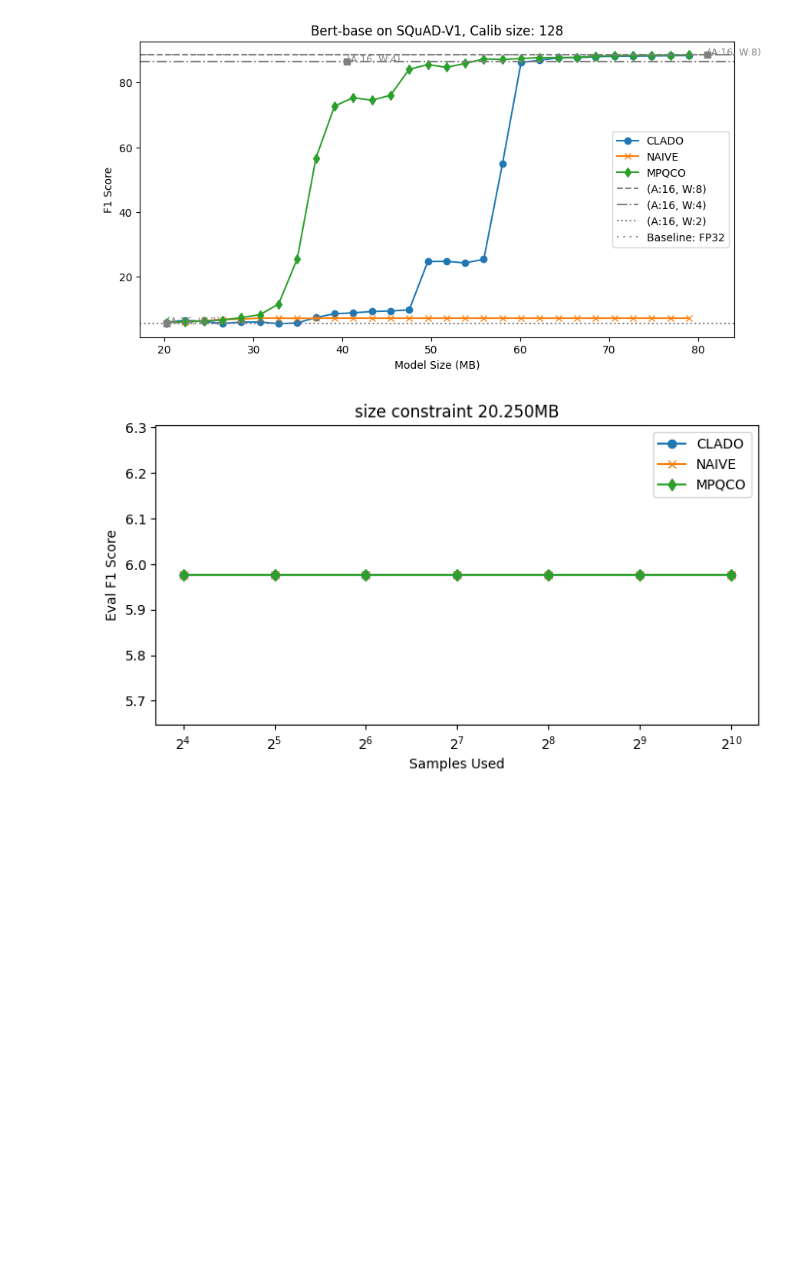
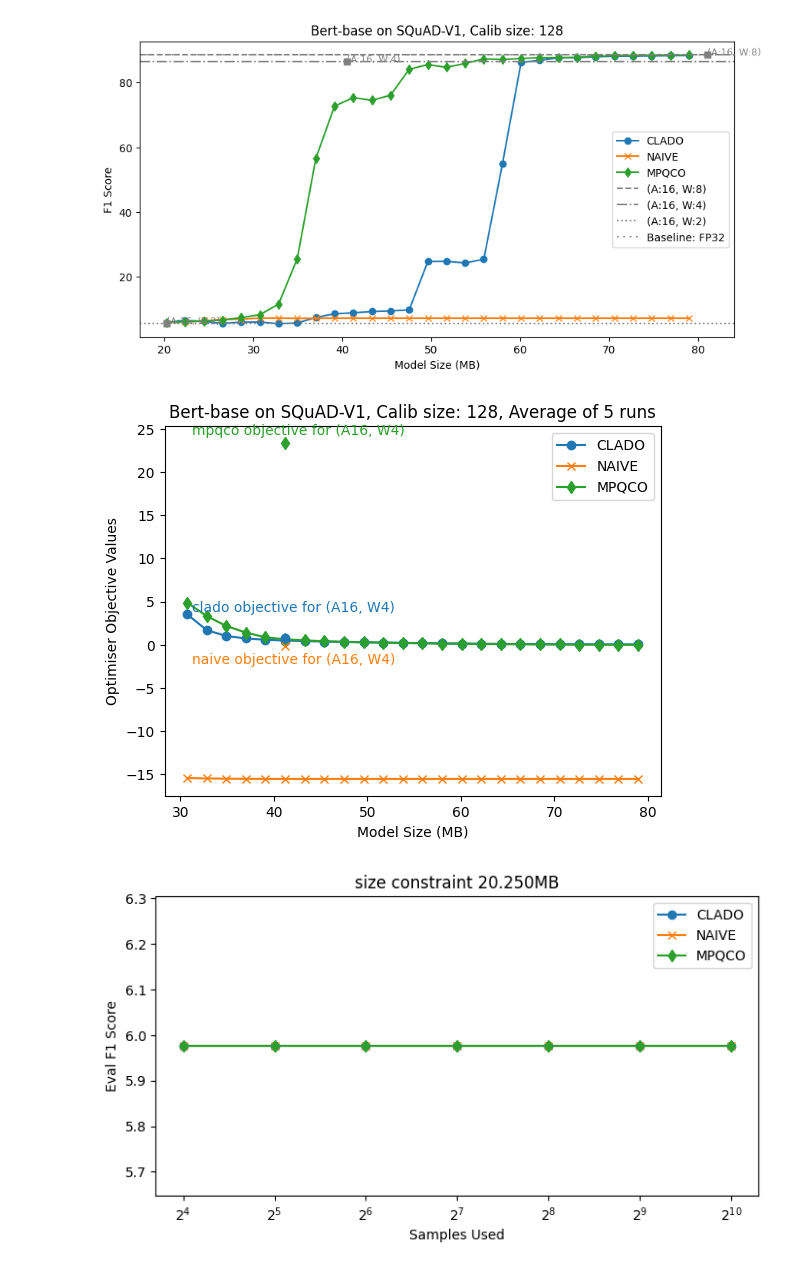
Before and after one commit to JamesTuna/CLADO_MPQ, a Jupyter notebook: bert/CLADO_multiWeight_bert-base.ipynb, the cells around one changed output. Saved outputs shown, nothing was run; the diff lists cells and outputs as text; code cells hidden in the pictures; blank space fills up the shorter version.

Commit message:
add optimizer objective values

```diff
--- a/bert/CLADO_multiWeight_bert-base.ipynb
+++ b/bert/CLADO_multiWeight_bert-base.ipynb
@@ -77,6 +77,93 @@ plt.legend()
 plt.show()
 # %% [output]
 [figure]
+# %%
+
+import matplotlib.pyplot as plt
+import pickle
+import numpy as np
+
+methods = ["clado", "naive", "mpqco"]
+size_bounds = np.linspace(20.2505, 81.05, 30)
+
+n_runs = 5
+n_constraints = len(size_bounds)
+
+# n_runs x n_batches x n_constraints
+clado_objective = [[0 for _ in range(n_constraints)] for _ in range(n_runs)]
+naive_objective = [[0 for _ in range(n_constraints)] for _ in range(n_runs)]
+mpqco_objective = [[0 for _ in range(n_constraints)] for _ in range(n_runs)]
+
+batch_num = 128
+for repeat in range(n_runs):
+    start_batch = batch_num * repeat
+    end_batch = batch_num * repeat + batch_num - 1
+    n_samples = batch_num * 8
+    file_name = f'./clado_mpqco_results/bert-base/Clado_Naive_MPQCO_optimization-objective_bert-base/sample_size{n_samples}/clado_naive_mpqco_a16_w8-4-2_calib128_batches_{start_batch}-{end_batch}_bs8.pkl'
+    with open(file_name,'rb') as f:
+        res = pickle.load(f)
+    for method in methods:
+        j = 0
+        for item in eval(f'res["{method}_objectives"]'):
+            cmd = f'{method}_objective[repeat][j] = {item}'
+            exec(cmd)
+            j += 1
+
+clado_obj = np.array(clado_objective)
+naive_obj = np.array(naive_objective)
+mpqco_obj = np.array(mpqco_objective)
+
+xs = size_bounds[5:-1]
+y_clado =  np.mean(clado_obj, axis=0)
+y_naive =  np.mean(naive_obj, axis=0)
+y_mpqco =  np.mean(mpqco_obj, axis=0)
+
+clado_all4b_objective = np.mean([0.7947470433804347, 0.7955339349661347, 0.8419105234334705, 0.7986986430964358, 0.7235177842198061])
+naive_all4b_objective = np.mean([-0.10968611488351598, -0.16394045145716518, -0.21000938001088798, -0.15883338887942955, -0.23831430834252387])
+mpqco_all4b_objective = np.mean([81.69815994184714, 2.0476717502207546, 27.825005696652624, 2.6393134322942187, 2.743853276654849])
+
+plt.plot(xs, y_clado[5:-1], marker='o', label=f'CLADO')
+plt.plot(xs, y_naive[5:-1], marker='x', label=f'NAIVE')
+plt.plot(xs, y_mpqco[5:-1], marker='d', label=f'MPQCO')
+plt.plot([41.2158448275862],[clado_all4b_objective], color=u'#1f77b4', marker='o')
+plt.plot([41.2158448275862],[naive_all4b_objective], color=u'#ff7f0e', marker='x')
+plt.plot([41.2158448275862],[mpqco_all4b_objective], color=u'#2ca02c', marker='d')
+plt.annotate("clado objective for (A16, W4)", (41.2158448275862-10, clado_all4b_objective+3), size=10, color=u'#1f77b4')
+plt.annotate("naive objective for (A16, W4)", (41.2158448275862-10, naive_all4b_objective-2), size=10, color=u'#ff7f0e')
+plt.annotate("mpqco objective for (A16, W4)", (41.2158448275862-10, mpqco_all4b_objective+1), size=10, color=u'#2ca02c')
+
+plt.title(f'Bert-base on SQuAD-V1, Calib size: 128, Average of 5 runs')
+plt.ylabel('Optimiser Objective Values')
+plt.xlabel('Model Size (MB)')
+plt.legend()
+plt.show()
+
+# xs = size_bounds[0:-1]
+# y_clado = clado_obj
+# y_naive = naive_obj
+# y_mpqco = mpqco_obj
+# clado_all4b_objective = [0.7947470433804347, 0.7955339349661347, 0.8419105234334705, 0.7986986430964358, 0.7235177842198061]
+# naive_all4b_objective = [-0.10968611488351598, -0.16394045145716518, -0.21000938001088798, -0.15883338887942955, -0.23831430834252387]
+# mpqco_all4b_objective = [81.69815994184714, 2.0476717502207546, 27.825005696652624, 2.6393134322942187, 2.743853276654849]
+# for i in range(0, 5, 1):
+#     print(y_clado[i][10])
+#     plt.plot(xs, y_clado[i][0:-1], marker='o', label=f'CLADO')
+#     plt.plot(xs, y_naive[i][0:-1], marker='x', label=f'NAIVE')
+#     plt.plot(xs, y_mpqco[i][0:-1], marker='d', label=f'MPQCO')
+#     plt.plot([41.2158448275862],[clado_all4b_objective[i]], color=u'#1f77b4', marker='o')
+#     plt.plot([41.2158448275862],[naive_all4b_objective[i]], color=u'#ff7f0e', marker='x')
+#     plt.plot([41.2158448275862],[mpqco_all4b_objective[i]], color=u'#2ca02c', marker='d')
+#     plt.annotate("clado objective for (A16, W4)", (41.2158448275862-10, clado_all4b_objective[i]+3), size=9, color=u'#1f77b4')
+#     plt.annotate("naive objective for (A16, W4)", (41.2158448275862-10, naive_all4b_objective[i]-5), size=9, color=u'#ff7f0e')
+#     plt.annotate("mpqco objective for (A16, W4)", (41.2158448275862-10, mpqco_all4b_objective[i]+3), size=9, color=u'#2ca02c')
+
+#     plt.title(f'Bert-base on SQuAD-V1, Calib size: 128, run: {i}')
+#     plt.ylabel('Optimiser Objective Values')
+#     plt.xlabel('Model Size (MB)')
+#     plt.legend()
+#     plt.show()
+# %% [output]
+[figure, added]
 # %%
 
 import matplotlib.pyplot as plt
```
Also changed, not shown: 41 other files.
